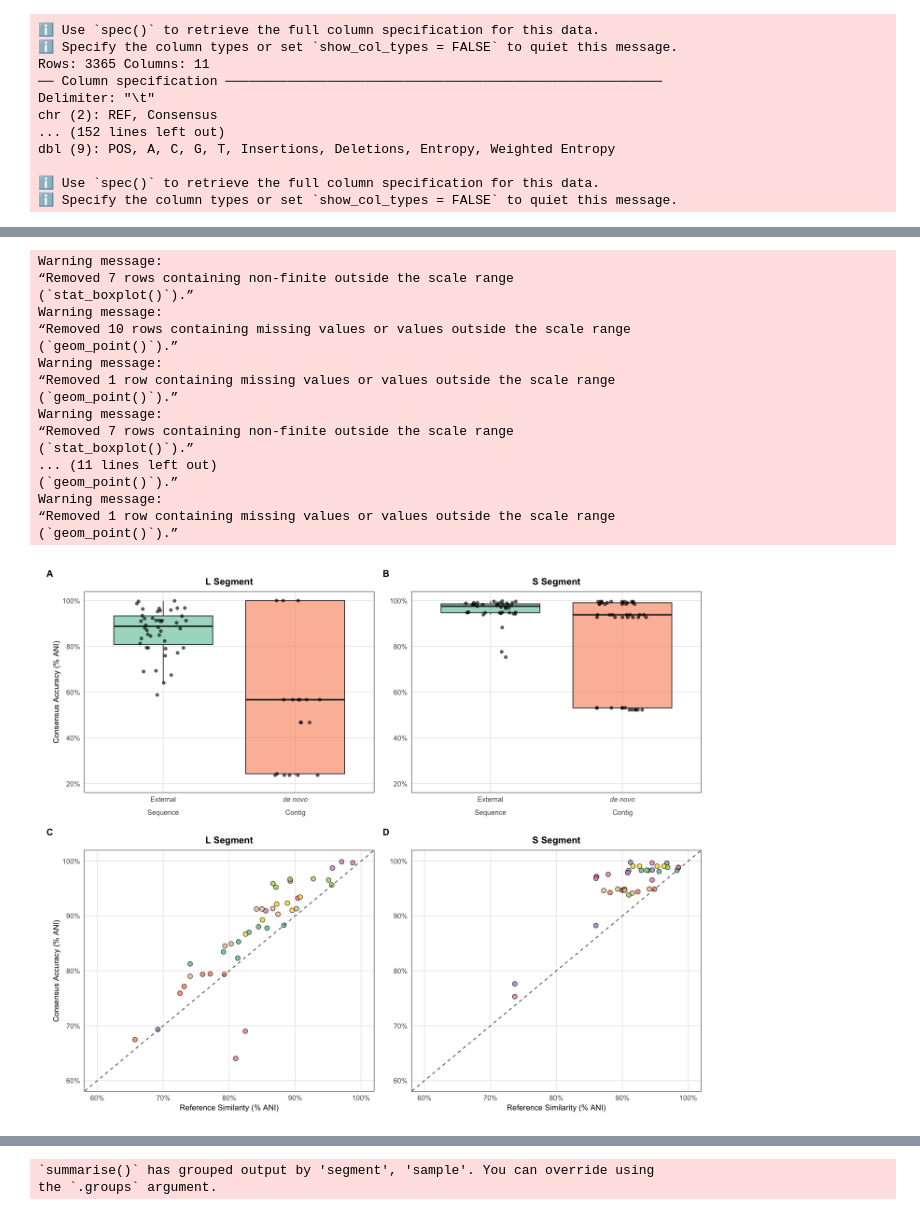
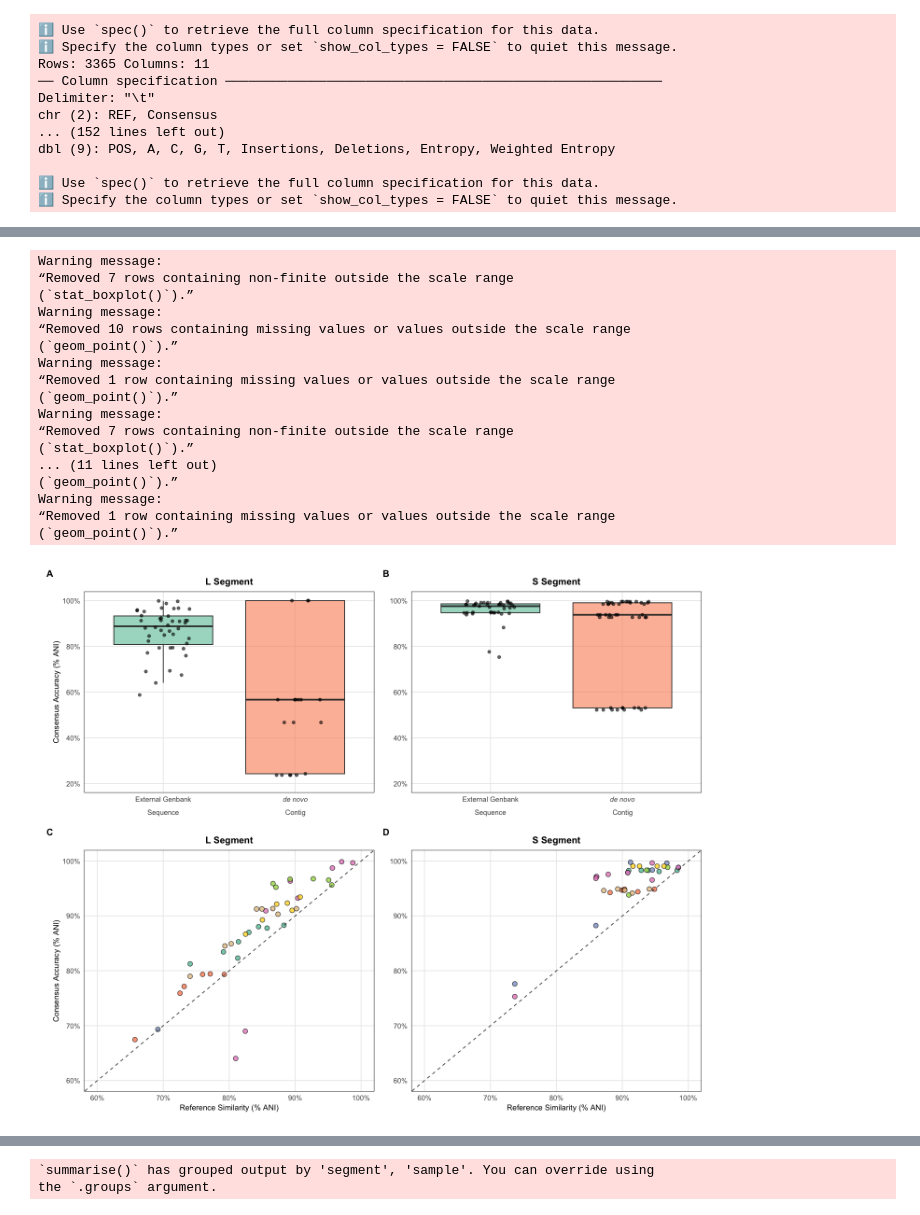
Before and after one commit to Joon-Klaps/nf-core-viralmetagenome-manuscript, a Jupyter notebook: analysis/benchmarking/S3_reference_scaffolding/03_plotting.ipynb, the cells around one changed output, grey strips where cells are left out. Drawn from its saved outputs; the diff is of its cells as text; code cells hidden in the pictures.

```diff
--- a/analysis/benchmarking/S3_reference_scaffolding/03_plotting.ipynb
+++ b/analysis/benchmarking/S3_reference_scaffolding/03_plotting.ipynb
@@ -392,7 +392,7 @@ pA <- ggplot(filter(plot_consensus, segment == "L Segment"),
     scale_fill_manual(values = c("GenBank Sequence" = "#66c2a5", "denovo Contig" = "#fc8d62")) +
     scale_y_continuous(labels = scales::percent_format(accuracy = 1), limits = c(0.2, 1)) +
     scale_x_discrete(labels = c(
-        "GenBank Sequence" = expression(atop("External", "Sequence")),
+        "GenBank Sequence" = expression(atop("External Genbank", "Sequence")),
         "denovo Contig" = expression(atop(italic("de novo"), "Contig"))
     )) +
     labs(title = "L Segment", x = NULL, y = "Consensus Accuracy (% ANI)") +
@@ -406,7 +406,7 @@ pB <- ggplot(filter(plot_consensus, segment == "S Segment"),
     scale_fill_manual(values = c("GenBank Sequence" = "#66c2a5", "denovo Contig" = "#fc8d62")) +
     scale_y_continuous(labels = scales::percent_format(accuracy = 1), limits = c(0.2, 1)) +
     scale_x_discrete(labels = c(
-        "GenBank Sequence" = expression(atop("External", "Sequence")),
+        "GenBank Sequence" = expression(atop("External Genbank", "Sequence")),
         "denovo Contig" = expression(atop(italic("de novo"), "Contig"))
     )) +
     labs(title = "S Segment", x = NULL, y = NULL) +
@@ -434,31 +434,31 @@ pD <- ggplot(filter(plot_consensus, segment == "S Segment", scaffold_type == "Ge
     labs(title = "S Segment", x = "Reference Similarity (% ANI)", y = NULL) +
     theme_scatter
 
 # Combine using patchwork with adjusted heights
 p <- ((pA | pB) / (pC | pD)) +
         plot_layout(heights = c(1, 1.2)) +
         plot_annotation(tag_levels = 'A') &
         theme(plot.tag = element_text(face = "bold", size = 12))
 
 p
 ggsave("./images/fig2.png", p, width = 10, height = 6, dpi = 300)
 ggsave("../../../Fig/fig2.png", p, width = 10, height = 6, dpi = 300)
 # %% [output]
 Warning message:
 “Removed 7 rows containing non-finite outside the scale range
 (`stat_boxplot()`).”
 Warning message:
 “Removed 10 rows containing missing values or values outside the scale range
 (`geom_point()`).”
 Warning message:
 “Removed 1 row containing missing values or values outside the scale range
 (`geom_point()`).”
 Warning message:
 “Removed 7 rows containing non-finite outside the scale range
 (`stat_boxplot()`).”
 ... (11 lines left out)
 (`geom_point()`).”
 Warning message:
 “Removed 1 row containing missing values or values outside the scale range
 (`geom_point()`).”
-[figure, old version]
+[figure, new version]
```
Also changed, not shown: parts of 6 cells of this notebook, 16 other files.
